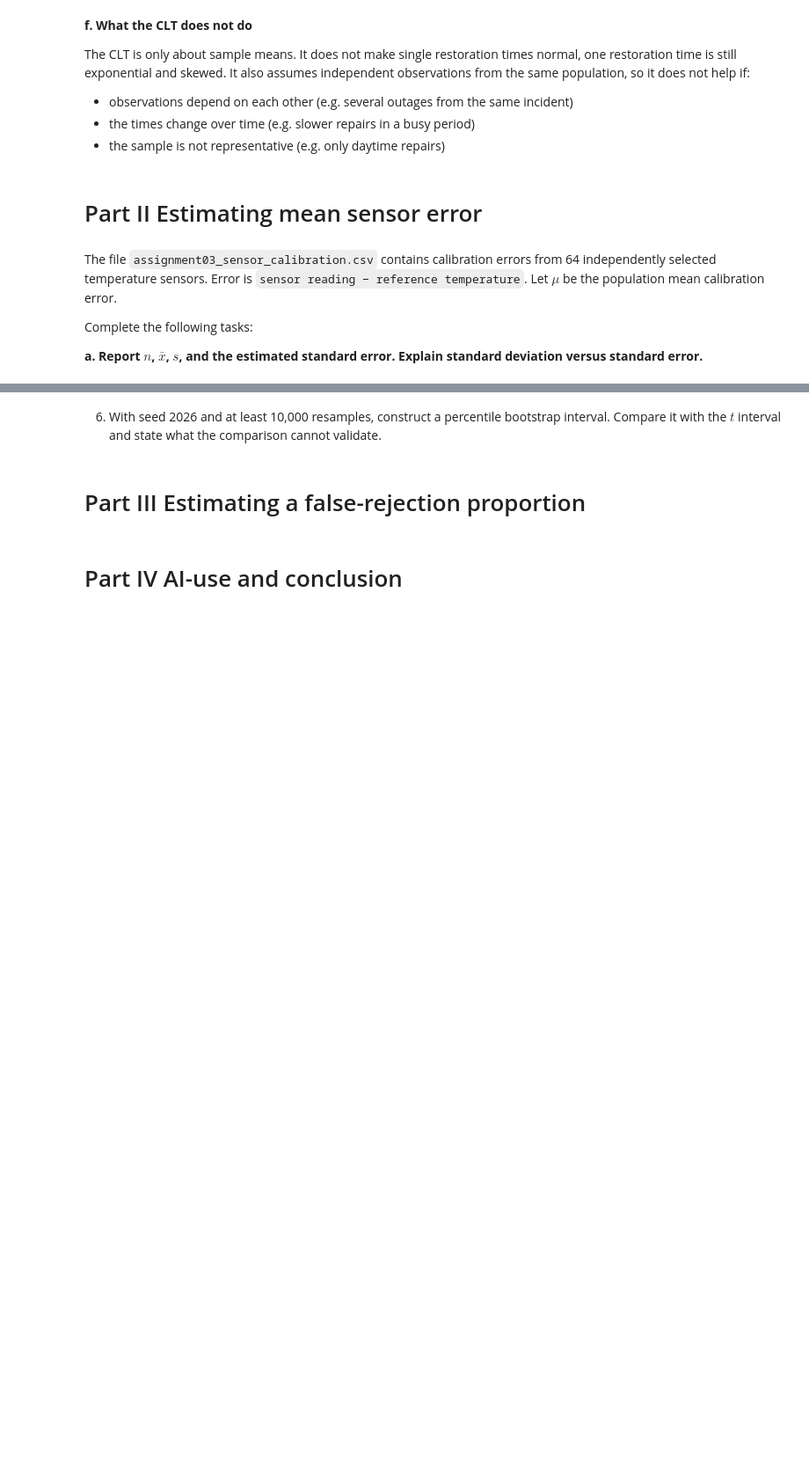
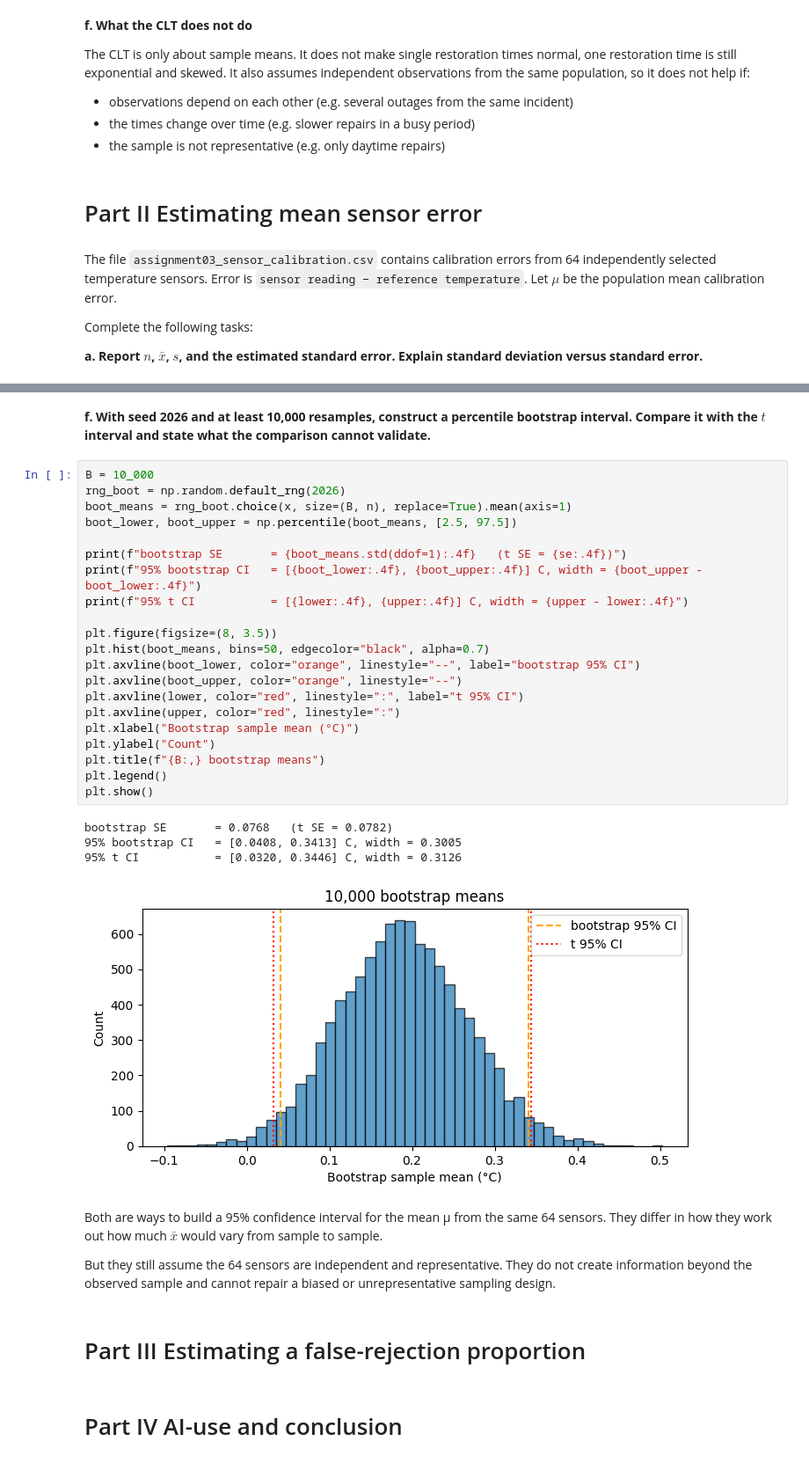
Before and after one commit to sebinko/STA1_26, a Jupyter notebook: Assignment3/assignment_3.ipynb, the cells around one changed output, grey strips where cells are left out. Shown at 88% size. Drawn from its saved outputs; the diff is of its cells as text; blank space fills up the shorter version.

```diff
--- a/Assignment3/assignment_3.ipynb
+++ b/Assignment3/assignment_3.ipynb
@@ -173,5 +274,35 @@ SE     = sd / sqrt(n) = 0.6257 / sqrt(64) = 0.0782
 # %% [markdown]
-6) With seed 2026 and at least 10,000 resamples, construct a percentile bootstrap interval. Compare it with the $t$ interval and state what the comparison cannot validate.
+**f. With seed 2026 and at least 10,000 resamples, construct a percentile bootstrap interval. Compare it with the $t$ interval and state what the comparison cannot validate.**
+# %%
+B = 10_000
+rng_boot = np.random.default_rng(2026)
+boot_means = rng_boot.choice(x, size=(B, n), replace=True).mean(axis=1)
+boot_lower, boot_upper = np.percentile(boot_means, [2.5, 97.5])
+
+print(f"bootstrap SE       = {boot_means.std(ddof=1):.4f}   (t SE = {se:.4f})")
+print(f"95% bootstrap CI   = [{boot_lower:.4f}, {boot_upper:.4f}] C, width = {boot_upper - boot_lower:.4f}")
+print(f"95% t CI           = [{lower:.4f}, {upper:.4f}] C, width = {upper - lower:.4f}")
+
+plt.figure(figsize=(8, 3.5))
+plt.hist(boot_means, bins=50, edgecolor="black", alpha=0.7)
+plt.axvline(boot_lower, color="orange", linestyle="--", label="bootstrap 95% CI")
+plt.axvline(boot_upper, color="orange", linestyle="--")
+plt.axvline(lower, color="red", linestyle=":", label="t 95% CI")
+plt.axvline(upper, color="red", linestyle=":")
+plt.xlabel("Bootstrap sample mean (°C)")
+plt.ylabel("Count")
+plt.title(f"{B:,} bootstrap means")
+plt.legend()
+plt.show()
+# %% [output]
+bootstrap SE       = 0.0768   (t SE = 0.0782)
+95% bootstrap CI   = [0.0408, 0.3413] C, width = 0.3005
+95% t CI           = [0.0320, 0.3446] C, width = 0.3126
+[figure, added]
+# %% [markdown]
+Both are ways to build a 95% confidence interval for the mean μ from the same 64 sensors. They differ in how they work out how much $\bar{x}$ would vary from sample to sample.
+
+But they still assume the 64 sensors are independent and representative. They do not create information beyond the observed sample and cannot repair a biased or unrepresentative sampling design.
 # %% [markdown]
 # Part III Estimating a false-rejection proportion
 # %% [markdown]
```
Also changed, not shown: parts of 16 cells of this notebook.
